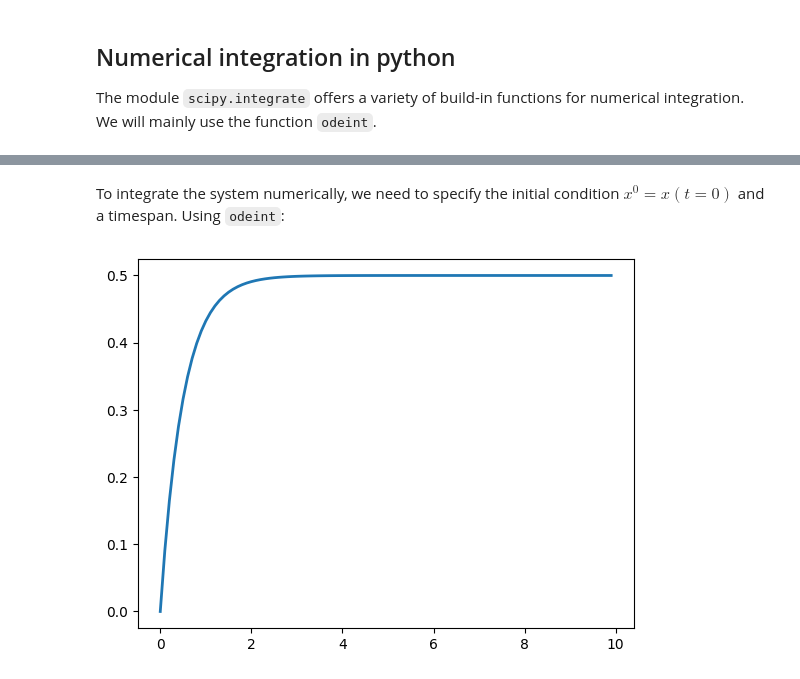
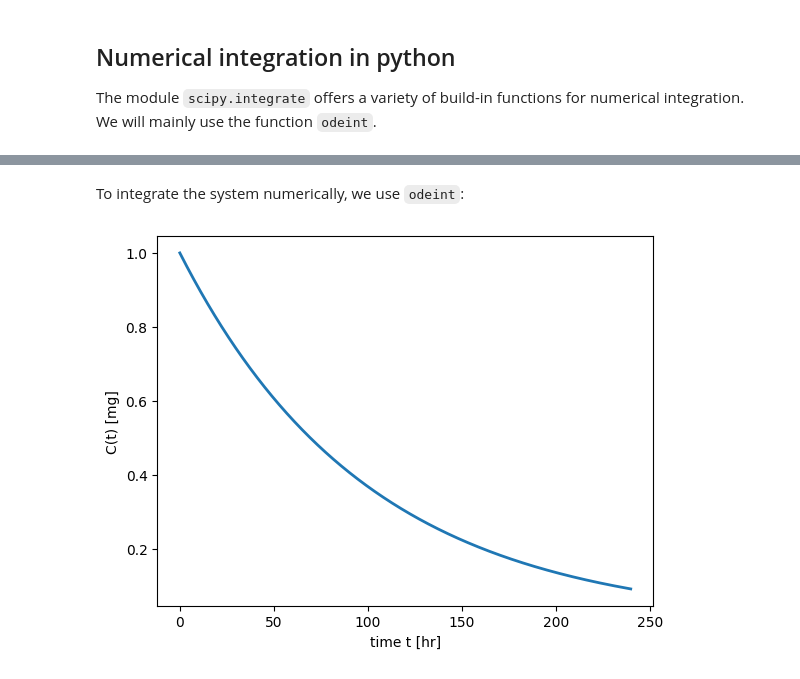
Before and after one commit to matthiaskoenig/course-pharmacokinetic-modelling, a Jupyter notebook: src/mb19/notebooks/02_ordinary_differential_equations.ipynb, the cells around one changed output, grey strips where cells are left out. Cells and saved outputs as stored; diff of their text form; code cells hidden in the pictures.

```diff
--- a/src/mb19/notebooks/02_ordinary_differential_equations.ipynb
+++ b/src/mb19/notebooks/02_ordinary_differential_equations.ipynb
@@ -120,13 +111,0 @@ into a user-defined {\tt python} function.
-# %%
-def simple_ode(x,t):
-    """
-    The function implements the simple linear
-    ODE dxdt = c -k*x
-    """
-    # define parameters
-    c = 1.0
-    k = 2.0
-
-    dxdt = c - k*x
-
-    return dxdt
@@ -133,16 +127,35 @@ def simple_ode(x,t):
+# %%
+def simple_ode(C, t, CL, V):
+    """
+    The function implements the simple linear
+    ODE dCdt = -CL/V * C
+    """
+
+    dCdt = - CL/V *C
+
+    return dCdt
 # %% [markdown]
-To integrate the system numerically, we need to specify the initial condition $x^0 = x(t=0)$ and a timespan. Using `odeint`:
+To integrate the system numerically, we use `odeint`:
 # %%
 from scipy.integrate import odeint
 import numpy as np
-# from my_func import simple_ode
+
+# parameters
+V = 10  # [l]
+CL = 0.1  # [l/hr]
+DOSE = 100  # [mg]
+
+
 
 # initial condition and time span
-T = np.arange(0, 10, 0.1)
-X0 = 0
+t = np.arange(0, 240, 0.1)  # [hr]
+C0 = DOSE/V
 
-X = odeint(simple_ode, X0, T)
-plt.plot(T, X, linewidth=2)
+C = odeint(simple_ode, X0, t, args=(CL, V))
+f, ax = plt.subplots(nrows=1, ncols=1)
+ax.set_xlabel('time t [hr]')
+ax.set_ylabel('C(t) [mg]')
+ax.plot(t, C, linewidth=2)
 plt.show()
 # %% [output]
-[figure, old version]
+[figure, new version]
```
Also changed, not shown: parts of 7 cells of this notebook, 5 other files.
